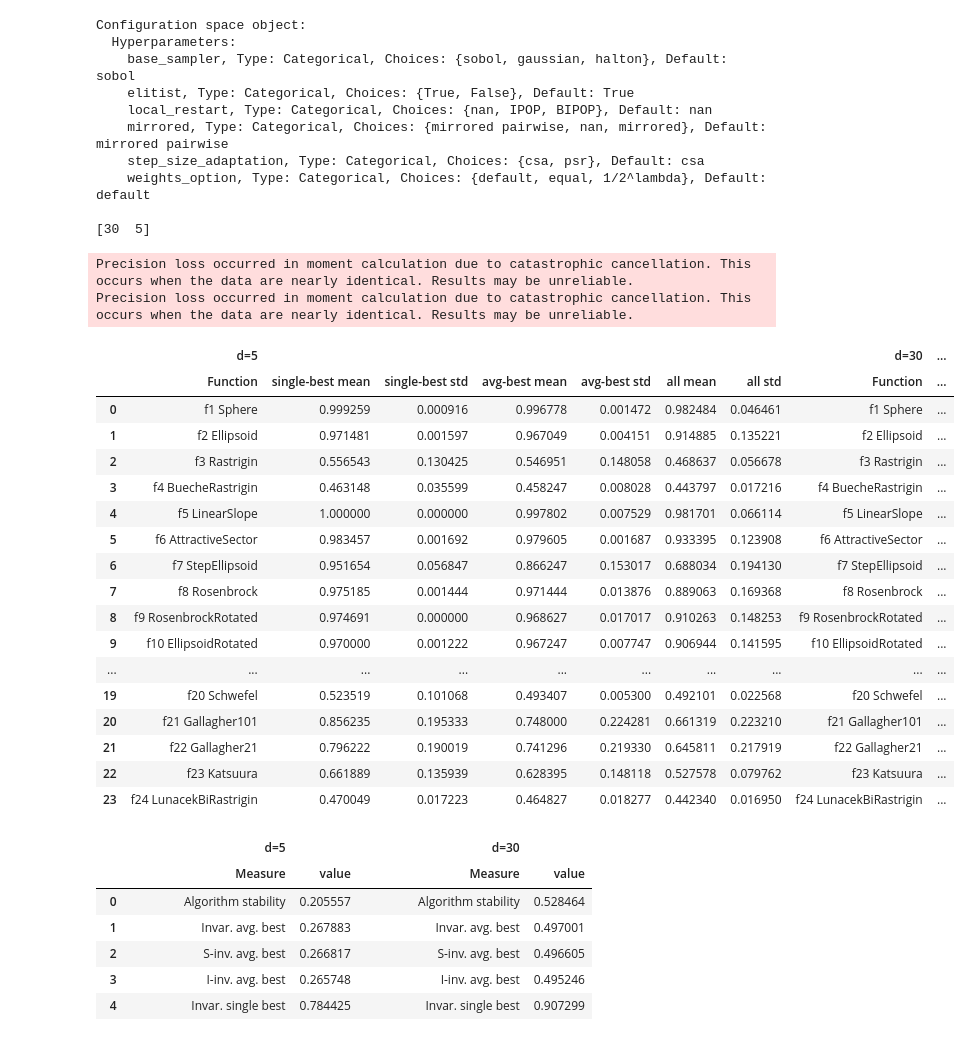
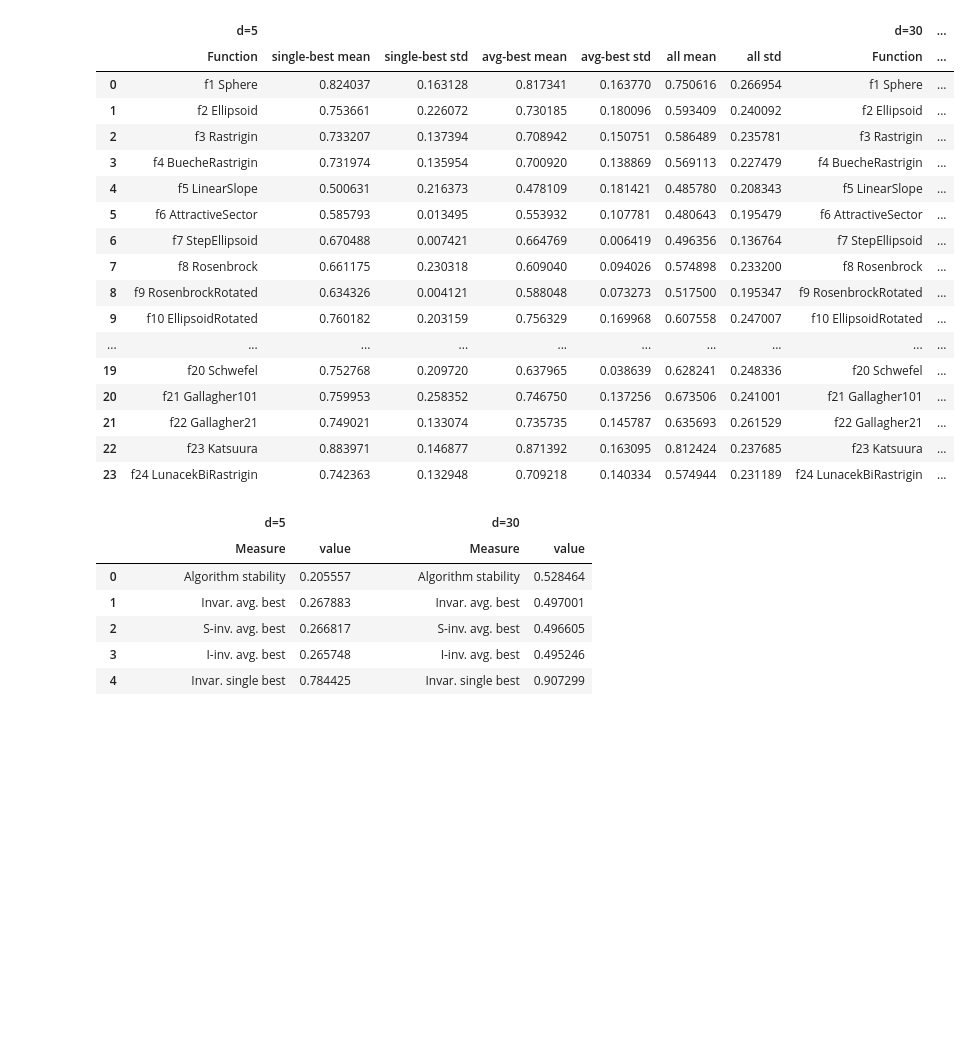
Before and after one commit to nikivanstein/ioh-explainer, a Jupyter notebook: cma_es_analyse.ipynb, the cells around one changed output. Saved outputs shown, nothing was run; the diff lists cells and outputs as text; code cells hidden in the pictures; blank space fills up the shorter version.

```diff
--- a/cma_es_analyse.ipynb
+++ b/cma_es_analyse.ipynb
@@ -13,20 +74,24 @@ from IPython.display import display
 
 
 
-data_file = "cma_es.pkl"
-features = ['elitist', 'mirrored', 'base_sampler', 'weights_option', 'local_restart', 'step_size_adaptation']
+data_file = "cma_final.pkl"
+features = ['elitist', 'mirrored', 'base_sampler', 'weights_option', 'local_restart', 'step_size_adaptation', 'lambda_', 'mu']
 df = pd.read_pickle(data_file)
 
 
+config_dict = {}
+for f in features:
+    config_dict[f] = list(map(str, df[f].unique()))
 
-cs = ConfigurationSpace({
-    "elitist": list(map(str, df['elitist'].unique())),
-    "mirrored" : list(map(str, df['mirrored'].unique())),
-    "base_sampler" : list(map(str, df['base_sampler'].unique())),
-    "weights_option" : list(map(str, df['weights_option'].unique())),
-    "local_restart" : list(map(str, df['local_restart'].unique())),
-    "step_size_adaptation" : list(map(str, df['step_size_adaptation'].unique()))
-})
+config_dict['elitist'] = [False, True]
+config_dict['active'] = [False, True]
+
+print(config_dict)
+print( df['dim'].unique())
+print( df['seed'].unique())
+print( df['iid'].unique())
+
+cs = ConfigurationSpace(config_dict)
 
 print(cs)
 print( df['dim'].unique())
@@ -35,7 +100,7 @@ cmaes_explainer = explainer(None,
                  algname="mod-CMA",
                  dims = [5,30],#, 10, 20, 40
                  fids = np.arange(1,25), #,5
-                 iids = len( df['iid'].unique()), #20
+                 iids = df['iid'].unique(), #20
                  reps = len( df['seed'].unique()),
                  sampling_method = "grid",  #or random
                  grid_steps_dict = {},
@@ -63,33 +144,21 @@ IProgress not found. Please update jupyter and ipywidgets. See https://ipywidget
-Configuration space object:
-  Hyperparameters:
-    base_sampler, Type: Categorical, Choices: {sobol, gaussian, halton}, Default: sobol
-    elitist, Type: Categorical, Choices: {True, False}, Default: True
-    local_restart, Type: Categorical, Choices: {nan, IPOP, BIPOP}, Default: nan
-    mirrored, Type: Categorical, Choices: {mirrored pairwise, nan, mirrored}, Default: mirrored pairwise
-    step_size_adaptation, Type: Categorical, Choices: {csa, psr}, Default: csa
-    weights_option, Type: Categorical, Choices: {default, equal, 1/2^lambda}, Default: default
-
-[30  5]
-Precision loss occurred in moment calculation due to catastrophic cancellation. This occurs when the data are nearly identical. Results may be unreliable.
-Precision loss occurred in moment calculation due to catastrophic cancellation. This occurs when the data are nearly identical. Results may be unreliable.
 |  | d=5 |  |  |  |  |  |  | d=30 | ... |
 |  | Function | single-best mean | single-best std | avg-best mean | avg-best std | all mean | all std | Function | ... |
-| 0 | f1 Sphere | 0.999259 | 0.000916 | 0.996778 | 0.001472 | 0.982484 | 0.046461 | f1 Sphere | ... |
-| 1 | f2 Ellipsoid | 0.971481 | 0.001597 | 0.967049 | 0.004151 | 0.914885 | 0.135221 | f2 Ellipsoid | ... |
-| 2 | f3 Rastrigin | 0.556543 | 0.130425 | 0.546951 | 0.148058 | 0.468637 | 0.056678 | f3 Rastrigin | ... |
-| 3 | f4 BuecheRastrigin | 0.463148 | 0.035599 | 0.458247 | 0.008028 | 0.443797 | 0.017216 | f4 BuecheRastrigin | ... |
-| 4 | f5 LinearSlope | 1.000000 | 0.000000 | 0.997802 | 0.007529 | 0.981701 | 0.066114 | f5 LinearSlope | ... |
-| 5 | f6 AttractiveSector | 0.983457 | 0.001692 | 0.979605 | 0.001687 | 0.933395 | 0.123908 | f6 AttractiveSector | ... |
-| 6 | f7 StepEllipsoid | 0.951654 | 0.056847 | 0.866247 | 0.153017 | 0.688034 | 0.194130 | f7 StepEllipsoid | ... |
-| 7 | f8 Rosenbrock | 0.975185 | 0.001444 | 0.971444 | 0.013876 | 0.889063 | 0.169368 | f8 Rosenbrock | ... |
-| 8 | f9 RosenbrockRotated | 0.974691 | 0.000000 | 0.968627 | 0.017017 | 0.910263 | 0.148253 | f9 RosenbrockRotated | ... |
-| 9 | f10 EllipsoidRotated | 0.970000 | 0.001222 | 0.967247 | 0.007747 | 0.906944 | 0.141595 | f10 EllipsoidRotated | ... |
+| 0 | f1 Sphere | 0.824037 | 0.163128 | 0.817341 | 0.163770 | 0.750616 | 0.266954 | f1 Sphere | ... |
+| 1 | f2 Ellipsoid | 0.753661 | 0.226072 | 0.730185 | 0.180096 | 0.593409 | 0.240092 | f2 Ellipsoid | ... |
+| 2 | f3 Rastrigin | 0.733207 | 0.137394 | 0.708942 | 0.150751 | 0.586489 | 0.235781 | f3 Rastrigin | ... |
+| 3 | f4 BuecheRastrigin | 0.731974 | 0.135954 | 0.700920 | 0.138869 | 0.569113 | 0.227479 | f4 BuecheRastrigin | ... |
+| 4 | f5 LinearSlope | 0.500631 | 0.216373 | 0.478109 | 0.181421 | 0.485780 | 0.208343 | f5 LinearSlope | ... |
+| 5 | f6 AttractiveSector | 0.585793 | 0.013495 | 0.553932 | 0.107781 | 0.480643 | 0.195479 | f6 AttractiveSector | ... |
+| 6 | f7 StepEllipsoid | 0.670488 | 0.007421 | 0.664769 | 0.006419 | 0.496356 | 0.136764 | f7 StepEllipsoid | ... |
+| 7 | f8 Rosenbrock | 0.661175 | 0.230318 | 0.609040 | 0.094026 | 0.574898 | 0.233200 | f8 Rosenbrock | ... |
+| 8 | f9 RosenbrockRotated | 0.634326 | 0.004121 | 0.588048 | 0.073273 | 0.517500 | 0.195347 | f9 RosenbrockRotated | ... |
+| 9 | f10 EllipsoidRotated | 0.760182 | 0.203159 | 0.756329 | 0.169968 | 0.607558 | 0.247007 | f10 EllipsoidRotated | ... |
 | ... | ... | ... | ... | ... | ... | ... | ... | ... | ... |
-| 19 | f20 Schwefel | 0.523519 | 0.101068 | 0.493407 | 0.005300 | 0.492101 | 0.022568 | f20 Schwefel | ... |
-| 20 | f21 Gallagher101 | 0.856235 | 0.195333 | 0.748000 | 0.224281 | 0.661319 | 0.223210 | f21 Gallagher101 | ... |
-| 21 | f22 Gallagher21 | 0.796222 | 0.190019 | 0.741296 | 0.219330 | 0.645811 | 0.217919 | f22 Gallagher21 | ... |
-| 22 | f23 Katsuura | 0.661889 | 0.135939 | 0.628395 | 0.148118 | 0.527578 | 0.079762 | f23 Katsuura | ... |
-| 23 | f24 LunacekBiRastrigin | 0.470049 | 0.017223 | 0.464827 | 0.018277 | 0.442340 | 0.016950 | f24 LunacekBiRastrigin | ... |
+| 19 | f20 Schwefel | 0.752768 | 0.209720 | 0.637965 | 0.038639 | 0.628241 | 0.248336 | f20 Schwefel | ... |
+| 20 | f21 Gallagher101 | 0.759953 | 0.258352 | 0.746750 | 0.137256 | 0.673506 | 0.241001 | f21 Gallagher101 | ... |
+| 21 | f22 Gallagher21 | 0.749021 | 0.133074 | 0.735735 | 0.145787 | 0.635693 | 0.261529 | f22 Gallagher21 | ... |
+| 22 | f23 Katsuura | 0.883971 | 0.146877 | 0.871392 | 0.163095 | 0.812424 | 0.237685 | f23 Katsuura | ... |
+| 23 | f24 LunacekBiRastrigin | 0.742363 | 0.132948 | 0.709218 | 0.140334 | 0.574944 | 0.231189 | f24 LunacekBiRastrigin | ... |
 # %%
 from IPython.display import display
 
```
Also changed, not shown: parts of 4 cells of this notebook, 2 other files.
